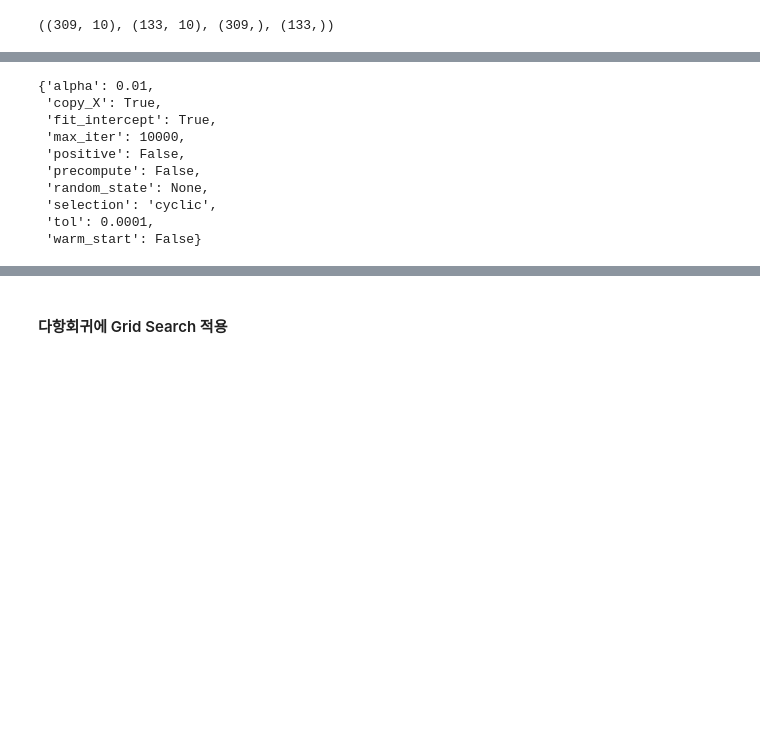
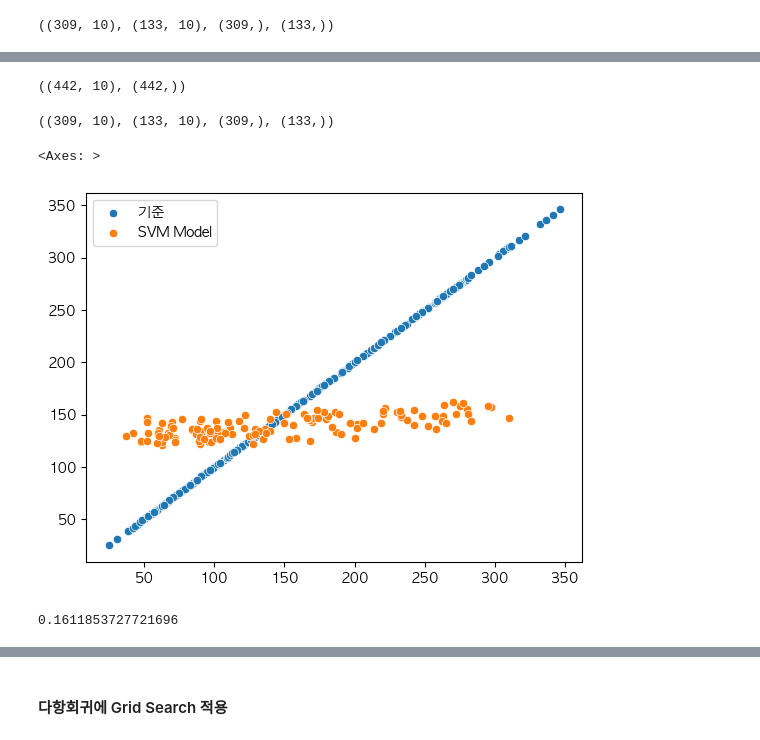
Before and after one commit to Hyunsoo-Ryan-Lee/ML_Lecture, a Jupyter notebook: 05.Regularization/3.GridSearch.ipynb, the cells around one changed output, grey strips where cells are left out. Drawn from its saved outputs; the diff is of its cells as text; code cells hidden in the pictures; blank space fills up the shorter version.

```diff
--- a/05.Regularization/3.GridSearch.ipynb
+++ b/05.Regularization/3.GridSearch.ipynb
@@ -39,17 +102,55 @@ X_test = sc.transform(X_test)
+# %%
+import pandas as pd
+import numpy as np
+import seaborn as sns
+from sklearn.model_selection import train_test_split
+from sklearn.linear_model import LinearRegression, Lasso, Ridge
+from sklearn.svm import SVR
+from sklearn.datasets import load_diabetes
+import matplotlib.pyplot as plt
+plt.rcParams['font.family'] = 'AppleGothic'
+
+dataset = load_diabetes()
+
+X = dataset.data
+y = dataset.target
+
+X.shape, y.shape
+# %% [output]
+((442, 10), (442,))
+# %%
+# 학습/테스트 데이터 분할
+X_train, X_test, y_train, y_test = train_test_split(X, y, test_size=0.3, random_state=42)
+
+X_train.shape, X_test.shape, y_train.shape, y_test.shape
+# %% [output]
+((309, 10), (133, 10), (309,), (133,))
+# %%
+from sklearn.preprocessing import StandardScaler
+
+sc = StandardScaler()
+
+X_train = sc.fit_transform(X_train)
+X_test = sc.transform(X_test)
+# %%
+model = SVR(C=1)
 # %%
-# Lasso Regression 모델 학습
-lasso = Lasso(alpha=0.01, max_iter=10000)
+# # Lasso Regression 모델 학습
+# lasso = Lasso(alpha=0.01, max_iter=1000)
 
-lasso.get_params()
+# lasso.get_params()
-# %% [output]
-{'alpha': 0.01,
- 'copy_X': True,
- 'fit_intercept': True,
- 'max_iter': 10000,
- 'positive': False,
- 'precompute': False,
- 'random_state': None,
- 'selection': 'cyclic',
- 'tol': 0.0001,
- 'warm_start': False}
+# %%
+model.fit(X_train, y_train)
+
+y_pred = model.predict(X_test)
+# %%
+sns.scatterplot(x = y_train, y = y_train, label="기준")
+sns.scatterplot(x = y_test, y = y_pred, label='SVM Model')
+# %% [output]
+<Axes: >
+[figure, added]
+# %%
+print(model.score(X_test, y_test))
+# %% [output]
+0.1611853727721696
 # %%
```
Also changed, not shown: parts of 19 cells of this notebook, 5 other files.
